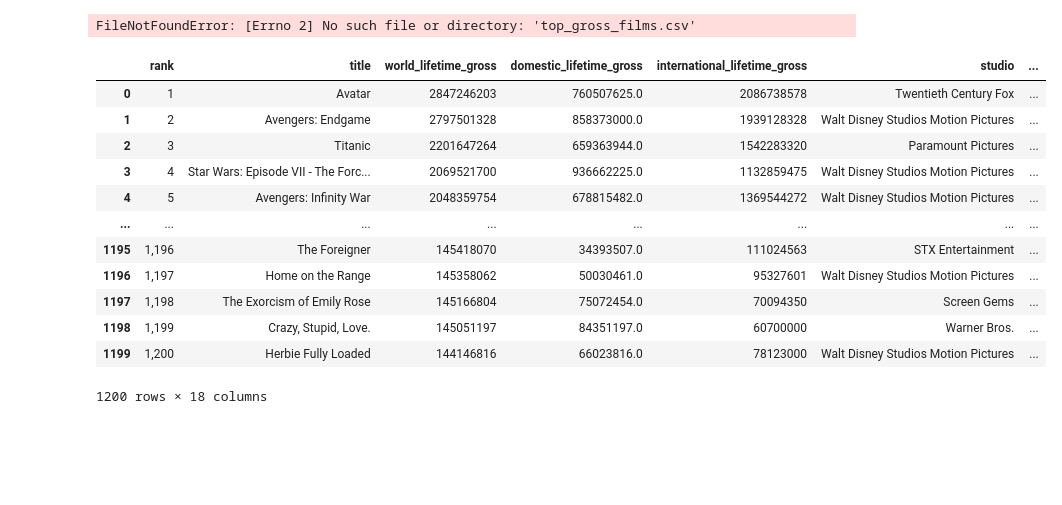
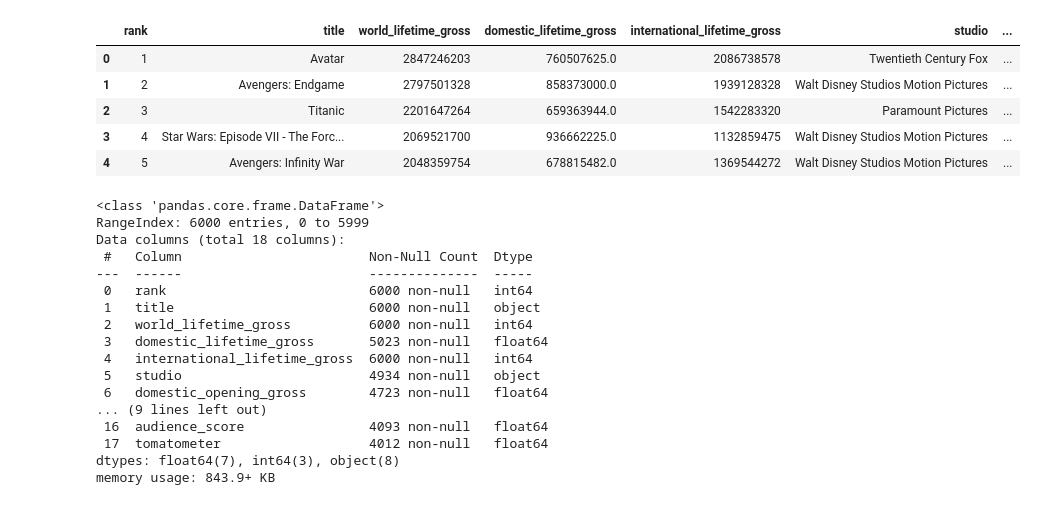
Before and after one commit to hmlewis-astro/imdb_movie_gross, a Jupyter notebook: eda_imdb.ipynb, the cells around one changed output. Saved outputs shown, nothing was run; the diff lists cells and outputs as text; code cells hidden in the pictures; blank space fills up the shorter version.

Commit message:
add eda notebook and cleaned data file

```diff
--- a/eda_imdb.ipynb
+++ b/eda_imdb.ipynb
@@ -6,27 +6,41 @@ import pandas as pd
 
 import matplotlib.pyplot as plt
 # %%
+# read in the data
 imdb_df = pd.read_csv('top_gross_films.csv')
 
-imdb_df.columns = ['rank', 'title', 'world_lifetime_gross', 'domestic_lifetime_gross', 'international_lifetime_gross', \
-                   'studio', 'domestic_opening_gross', 'budget', 'release_date', 'MPAA_rating', 'run_time', \
-                   'genre_list', 'lead_name', 'lead_birth_date', 'lead_height_m', 'lead_is_female', \
-                   'audience_score', 'tomatometer']
+# name the dataframe columns
+imdb_df.columns = ['rank', 'title', 'world_lifetime_gross', 'domestic_lifetime_gross', \
+                   'international_lifetime_gross', 'studio', 'domestic_opening_gross', 'budget', \
+                   'release_date', 'MPAA_rating', 'run_time', 'genre_list', 'lead_name', 'lead_birth_date', \
+                   'lead_height_m', 'lead_is_female', 'audience_score', 'tomatometer']
-# %% [output]
-FileNotFoundError: [Errno 2] No such file or directory: 'top_gross_films.csv'
 # %%
-imdb_df
+imdb_df.head()
 # %% [output]
 |  | rank | title | world_lifetime_gross | domestic_lifetime_gross | international_lifetime_gross | studio | ... |
 | 0 | 1 | Avatar | 2847246203 | 760507625.0 | 2086738578 | Twentieth Century Fox | ... |
 | 1 | 2 | Avengers: Endgame | 2797501328 | 858373000.0 | 1939128328 | Walt Disney Studios Motion Pictures | ... |
 | 2 | 3 | Titanic | 2201647264 | 659363944.0 | 1542283320 | Paramount Pictures | ... |
 | 3 | 4 | Star Wars: Episode VII - The Forc... | 2069521700 | 936662225.0 | 1132859475 | Walt Disney Studios Motion Pictures | ... |
 | 4 | 5 | Avengers: Infinity War | 2048359754 | 678815482.0 | 1369544272 | Walt Disney Studios Motion Pictures | ... |
-| ... | ... | ... | ... | ... | ... | ... | ... |
-| 1195 | 1,196 | The Foreigner | 145418070 | 34393507.0 | 111024563 | STX Entertainment | ... |
-| 1196 | 1,197 | Home on the Range | 145358062 | 50030461.0 | 95327601 | Walt Disney Studios Motion Pictures | ... |
-| 1197 | 1,198 | The Exorcism of Emily Rose | 145166804 | 75072454.0 | 70094350 | Screen Gems | ... |
-| 1198 | 1,199 | Crazy, Stupid, Love. | 145051197 | 84351197.0 | 60700000 | Warner Bros. | ... |
-| 1199 | 1,200 | Herbie Fully Loaded | 144146816 | 66023816.0 | 78123000 | Walt Disney Studios Motion Pictures | ... |
-1200 rows × 18 columns
+# %%
+# budget has many nan values, this will likely limit the size of the cleaned data set
+imdb_df.info()
+# %% [output]
+<class 'pandas.core.frame.DataFrame'>
+RangeIndex: 6000 entries, 0 to 5999
+Data columns (total 18 columns):
+ #   Column                        Non-Null Count  Dtype
+---  ------                        --------------  -----
+ 0   rank                          6000 non-null   int64
+ 1   title                         6000 non-null   object
+ 2   world_lifetime_gross          6000 non-null   int64
+ 3   domestic_lifetime_gross       5023 non-null   float64
+ 4   international_lifetime_gross  6000 non-null   int64
+ 5   studio                        4934 non-null   object
+ 6   domestic_opening_gross        4723 non-null   float64
+... (9 lines left out)
+ 16  audience_score                4093 non-null   float64
+ 17  tomatometer                   4012 non-null   float64
+dtypes: float64(7), int64(3), object(8)
+memory usage: 843.9+ KB
```
Also changed, not shown: parts of 28 cells of this notebook, 1 other file.
